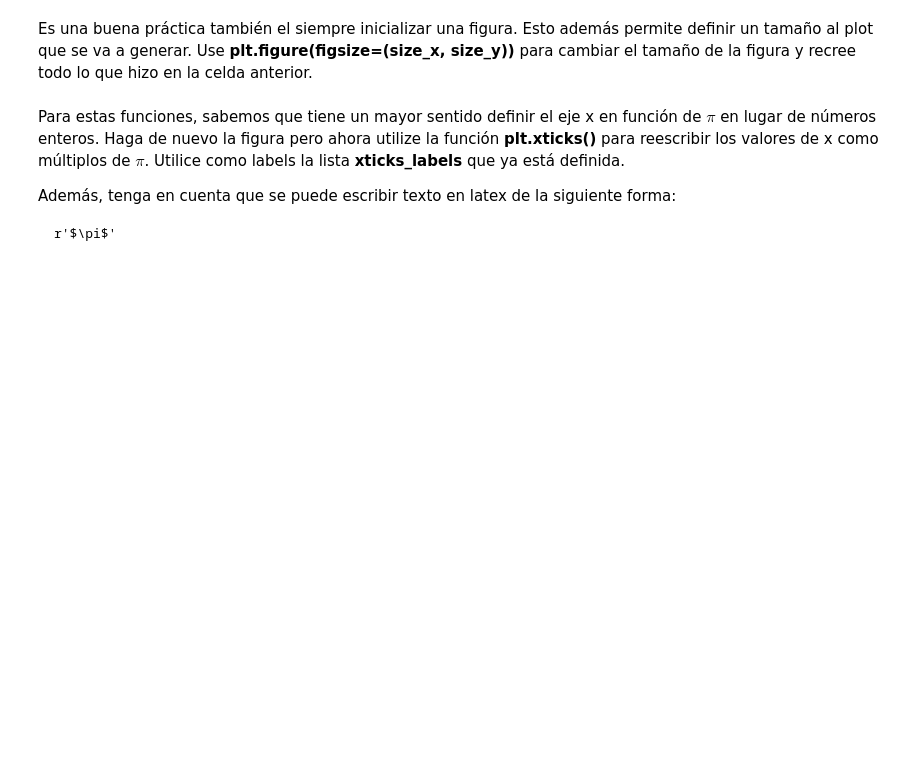
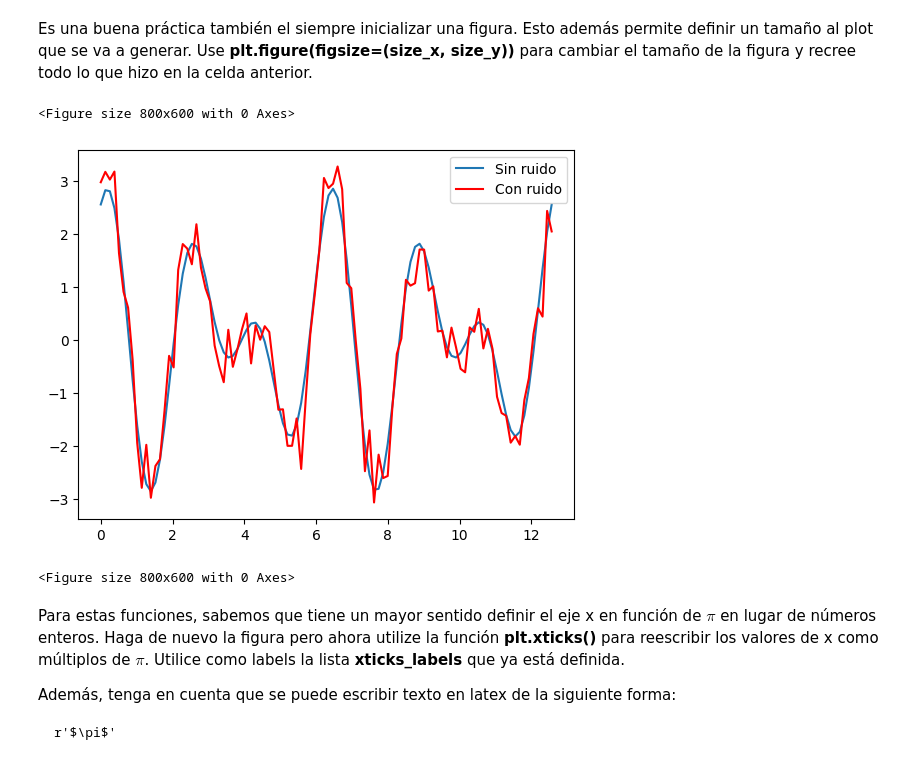
Before and after one commit to azavalac/Tarea-1-Zavala-, a Jupyter notebook: Tarea_1.ipynb, the cells around one changed output. Saved outputs shown, nothing was run; the diff lists cells and outputs as text; code cells hidden in the pictures; blank space fills up the shorter version.

```diff
--- a/Tarea_1.ipynb
+++ b/Tarea_1.ipynb
@@ -306,5 +320,15 @@ ruido = 0.4*np.random.randn(len(x_values))
 # %% [markdown]
 Es una buena práctica también el siempre inicializar una figura. Esto además permite definir un tamaño al plot que se va a generar. Use **plt.figure(figsize=(size_x, size_y))** para cambiar el tamaño de la figura y recree todo lo que hizo en la celda anterior.
+# %%
+#Misma función, se cambia el tamaño
+plt.plot(x_values, f(x_values), label='Sin ruido')
+plt.plot(x_values, f(x_values) + ruido, color='red', label='Con ruido')
+plt.legend()
+plt.figure(figsize=(8, 6))
+# %% [output]
+<Figure size 800x600 with 0 Axes>
+[figure, added]
+<Figure size 800x600 with 0 Axes>
 # %% [markdown]
 Para estas funciones, sabemos que tiene un mayor sentido definir el eje x en función de $\pi$ en lugar de números enteros. Haga de nuevo la figura pero ahora utilize la función **plt.xticks()** para reescribir los valores de x como múltiplos de $\pi$. Utilice como labels la lista **xticks_labels** que ya está definida.
 
```
Also changed, not shown: parts of 6 cells of this notebook.
